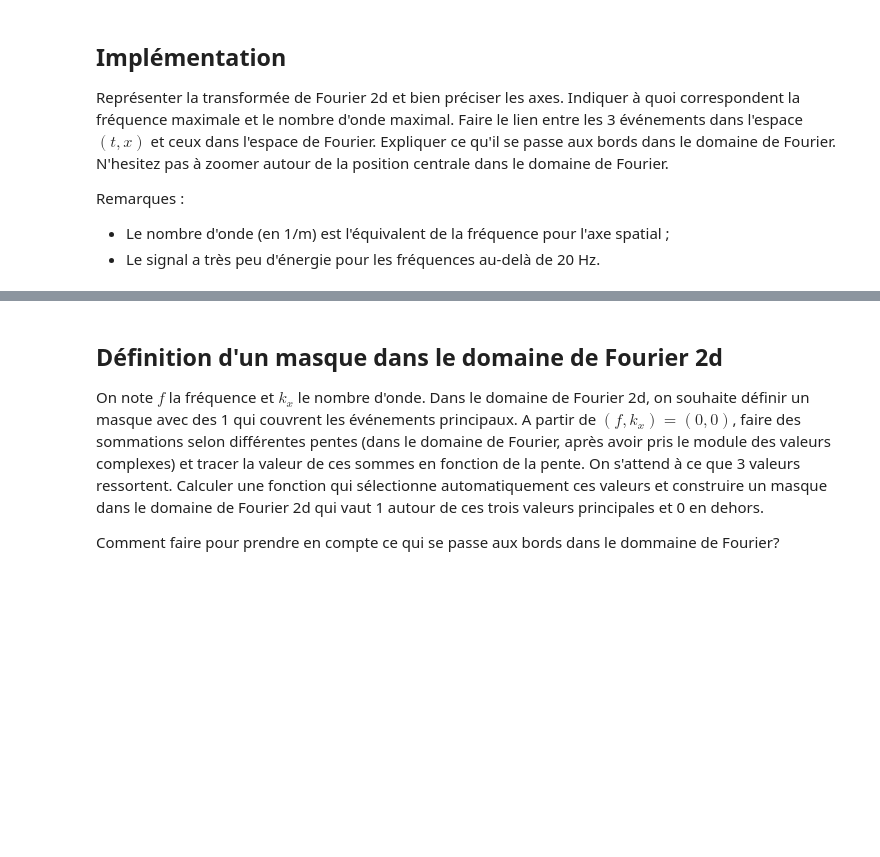
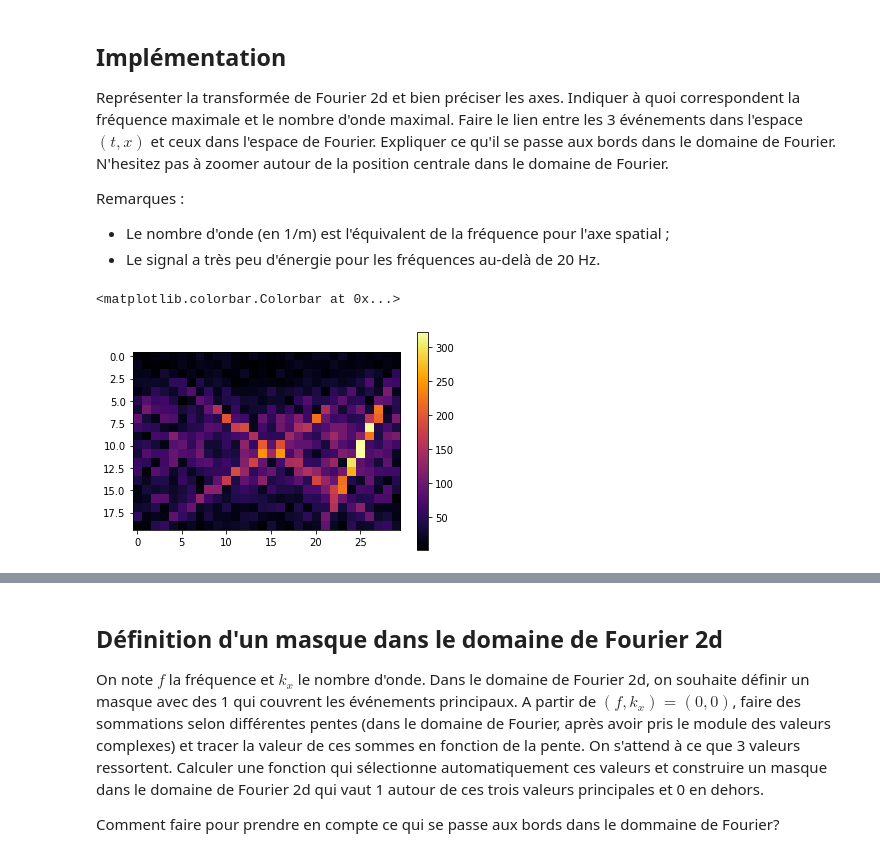
Before and after one commit to 21pili/tds, a Jupyter notebook: mini_projet_groupe1.ipynb, the cells around one changed output, grey strips where cells are left out. Drawn from its saved outputs; the diff is of its cells as text; code cells hidden in the pictures; blank space fills up the shorter version.

```diff
--- a/mini_projet_groupe1.ipynb
+++ b/mini_projet_groupe1.ipynb
@@ -437,3 +417,14 @@ Représenter la transformée de Fourier 2d et bien préciser les axes. Indiquer
 Remarques :
 * Le nombre d'onde (en 1/m) est l'équivalent de la fréquence pour l'axe spatial ;
 * Le signal a très peu d'énergie pour les fréquences au-delà de 20 Hz.
+# %%
+fft2D_gpanel = np.abs(np.fft.fft2(gpanel))[:20][:]
+#print(fft2D_gpanel.shape)
+plt.show()
+plt.imshow(fft2D_gpanel, cmap='inferno')
+plt.colorbar()
+
+# pour légender les droites : plt.text()
+# %% [output]
+<matplotlib.colorbar.Colorbar at 0x...>
+[figure, added]
```
Also changed, not shown: parts of 8 cells of this notebook.
